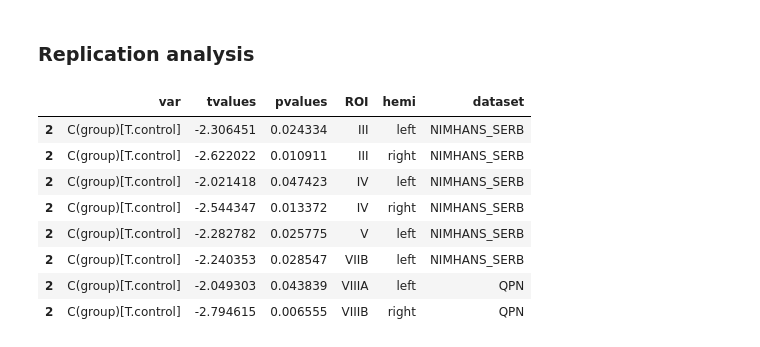
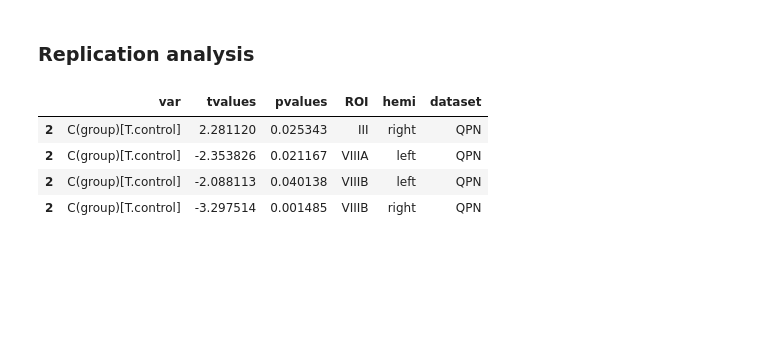
Before and after one commit to neurodatascience/mr_proc-nimhans_serb, a Jupyter notebook: analysis/cerebellum/notebooks/population_comparisons.ipynb, the cells around one changed output. Cells and saved outputs as stored; diff of their text form; code cells hidden in the pictures; blank space fills up the shorter version.

```diff
--- a/analysis/cerebellum/notebooks/population_comparisons.ipynb
+++ b/analysis/cerebellum/notebooks/population_comparisons.ipynb
@@ -52,7 +56,7 @@ global_vol_csv = "global_vol_ASEG_df.csv"
 # save dirs
 figs_dir = "/home/nikhil/projects/Parkinsons/neuro_arch/analysis/figures/"
 
-demo_cols = ["participant_id","bids_id","age","sex","group","hemi","dataset", "eTIV"]
+demo_cols = ["participant_id","bids_id","age","sex","group","hemi","dataset"]
 # %% [markdown]
 ### Read global volumes (i.e. ASEG and demo df)
 # %%
@@ -240,36 +249,32 @@ pval_thresh = 0.05
 # %%
 brain_roi_list = ['IandII', 'III', 'IV', 'V', 'VI', 'CrusI', 'CrusII','VIIB', 'VIIIA', 'VIIIB', 'IX', 'X', 'CM']
 hemi_list = ["left", "right"]
 global_correction = "total_CB_vol"
 
 CB_vol_df = CB_vol_df.rename(columns={"I_II":"IandII", 'Crus_I':'CrusI', 'Crus_II':'CrusII'})
 
 
 res_df = pd.DataFrame()
 for ds in dataset_list:
     for ind_var in brain_roi_list:
         for hemi in hemi_list:
             # print(f"ds:{ds}, ind_var:{ind_var}")
             stat_df = CB_vol_df.copy()
             stat_df = stat_df[(stat_df["dataset"]==ds) & (stat_df["hemi"]==hemi)]
             if global_correction:
-                _df = get_stats(stat_df, ind_var, dep_var, cat_vars, global_correction)
+                _df, res, formula = get_stats(stat_df, ind_var, dep_var, cat_vars, global_correction)
             else:
-                _df = get_stats(stat_df, ind_var, dep_var, cat_vars)
+                _df, res, formula = get_stats(stat_df, ind_var, dep_var, cat_vars)
             _df["ROI"] = ind_var
             _df["hemi"] = hemi
             _df["dataset"] = ds
             res_df = pd.concat([res_df, _df], axis=0)
 
 
 res_df[(res_df["var"]=="C(group)[T.control]") & (res_df["pvalues"] < pval_thresh)]
 # %% [output]
 |  | var | tvalues | pvalues | ROI | hemi | dataset |
-| 2 | C(group)[T.control] | -2.306451 | 0.024334 | III | left | NIMHANS_SERB |
-| 2 | C(group)[T.control] | -2.622022 | 0.010911 | III | right | NIMHANS_SERB |
-| 2 | C(group)[T.control] | -2.021418 | 0.047423 | IV | left | NIMHANS_SERB |
-| 2 | C(group)[T.control] | -2.544347 | 0.013372 | IV | right | NIMHANS_SERB |
-| 2 | C(group)[T.control] | -2.282782 | 0.025775 | V | left | NIMHANS_SERB |
-| 2 | C(group)[T.control] | -2.240353 | 0.028547 | VIIB | left | NIMHANS_SERB |
-| 2 | C(group)[T.control] | -2.049303 | 0.043839 | VIIIA | left | QPN |
-| 2 | C(group)[T.control] | -2.794615 | 0.006555 | VIIIB | right | QPN |
+| 2 | C(group)[T.control] | 2.281120 | 0.025343 | III | right | QPN |
+| 2 | C(group)[T.control] | -2.353826 | 0.021167 | VIIIA | left | QPN |
+| 2 | C(group)[T.control] | -2.088113 | 0.040138 | VIIIB | left | QPN |
+| 2 | C(group)[T.control] | -3.297514 | 0.001485 | VIIIB | right | QPN |
```
Also changed, not shown: parts of 6 cells of this notebook, 1 other file.
